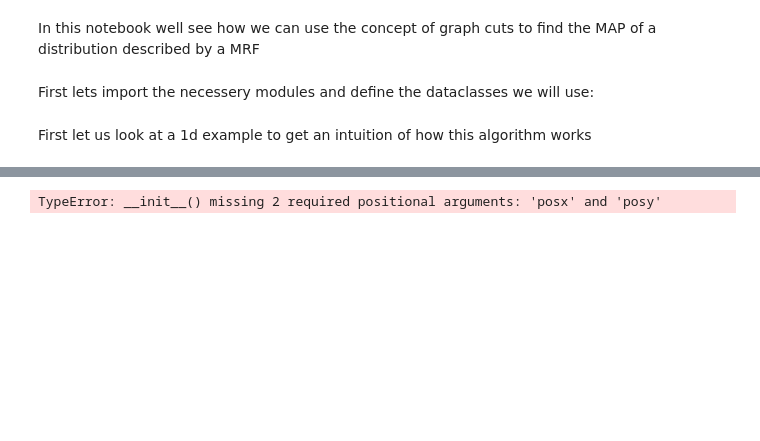
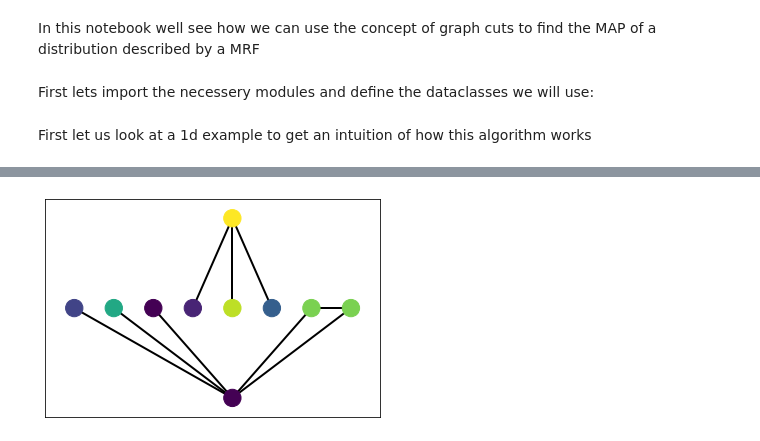
Before and after one commit to emillma/TTK8102_mrf, a Jupyter notebook: src/mrf/graph_cut.ipynb, the cells around one changed output, grey strips where cells are left out. Drawn from its saved outputs; the diff is of its cells as text; code cells hidden in the pictures; blank space fills up the shorter version.

```diff
--- a/src/mrf/graph_cut.ipynb
+++ b/src/mrf/graph_cut.ipynb
@@ -132,33 +117,19 @@ nx.draw_networkx_edges(graph, get_posdict(nodelist),
 # %%
-class_0 = ClassNode(0)
-class_1 = ClassNode(1)
+class_0 = ClassNode(0, len(image_nodes)/2, -1)
+class_1 = ClassNode(1, len(image_nodes)/2, 1)
 
 graph = nx.Graph()
 nodes = image_nodes + [class_0, class_1]
-colors = [node.value for node in nodes]
-node_pos[class_0] = (len(image_nodes)/2, -1)
-node_pos[class_1] = (len(image_nodes)/2, 1)
 
-# add energy for being close to image
 for seg_node, img_node in zip(segmentation_nodes, image_nodes):
     class_ = class_0 if seg_node.value == 0 else class_1
-    graph.add_edge(img_node, class_,
-                   capacity=similarity_energy(img_node, class_))
+    graph.add_edge(img_node, class_, capacity=weight)
 
-# add energy for being close to neighbor
-for i, (img1, img2) in enumerate(zip(image_nodes[:-1], image_nodes[1:])):
-    graph.add_edge(img1, img2, capacity=edge_energy(initial_guess[i],
-                                                    initial_guess[i+1],
-                                                    edge_weight))
+for img0, img1 in zip(image_nodes[:-1], image_nodes[1:]):
+    graph.add_edge(img0, img1, capacity=edge_energy(img0,img1, weight))
 
-edges = graph.edges(data=True)
-print(len(edges))
-edge_witdh = [4*edge[2]['capacity'] for edge in edges]
-
-nx.draw_networkx_nodes(graph, node_pos, image_nodes + [class_0, class_1],
-                       node_color=colors)
-nx.draw_networkx_edges(graph, node_pos, graph.edges, width=edge_witdh)
+draw_graph(graph)
 # %% [output]
-TypeError: __init__() missing 2 required positional arguments: 'posx' and 'posy'
+[figure, added]
 # %%
 img = random((4,3))
```
Also changed, not shown: parts of 7 cells of this notebook.
